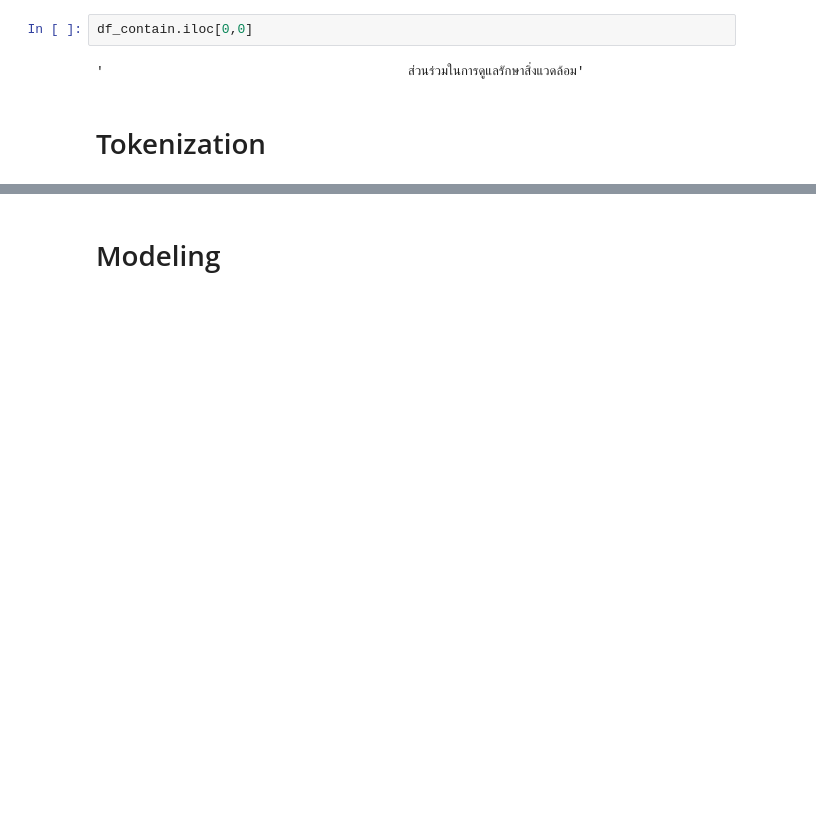
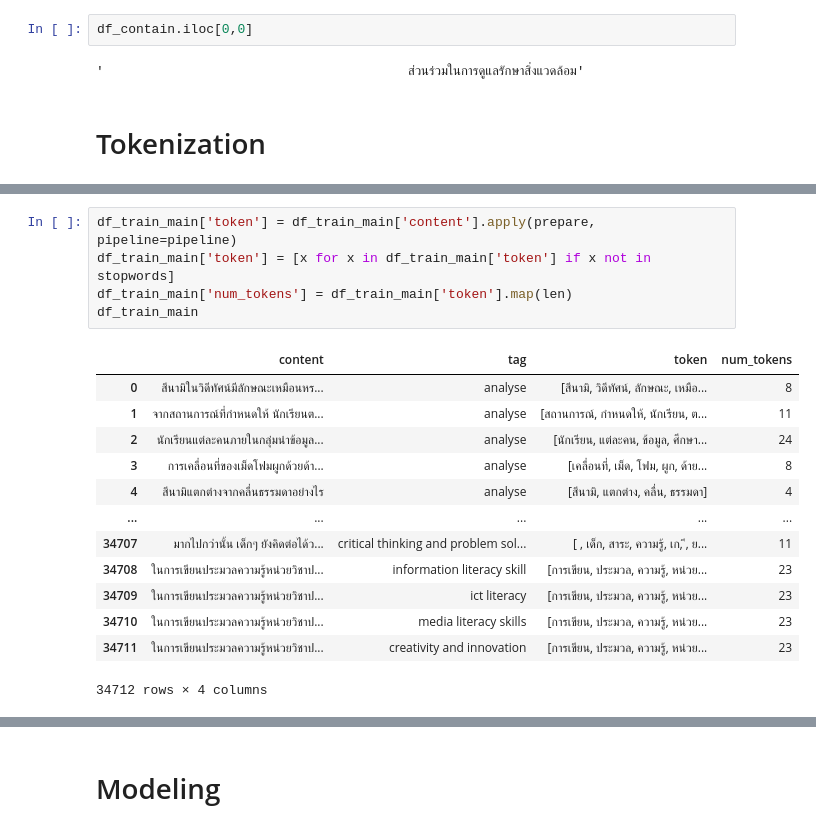
Before and after one commit to thainhf/new-taggerbot-training-model, a Jupyter notebook: Clean_data_taggerbot.ipynb, the cells around one changed output, grey strips where cells are left out. Cells and saved outputs as stored; diff of their text form; blank space fills up the shorter version.

```diff
--- a/Clean_data_taggerbot.ipynb
+++ b/Clean_data_taggerbot.ipynb
@@ -207,0 +195,19 @@ word_tokenize(df_train_main.content[0], engine="newmm")
+# %%
+df_train_main['token'] = df_train_main['content'].apply(prepare, pipeline=pipeline)
+df_train_main['token'] = [x for x in df_train_main['token'] if x not in stopwords]
+df_train_main['num_tokens'] = df_train_main['token'].map(len)
+df_train_main
+# %% [output]
+|  | content | tag | token | num_tokens |
+| 0 | สึนามิในวิดีทัศน์มีลักษณะเหมือนหร... | analyse | [สึนามิ, วิดีทัศน์, ลักษณะ, เหมือ... | 8 |
+| 1 | จากสถานการณ์ที่กำหนดให้ นักเรียนต... | analyse | [สถานการณ์, กำหนดให้, นักเรียน, ต... | 11 |
+| 2 | นักเรียนแต่ละคนภายในกลุ่มนำข้อมูล... | analyse | [นักเรียน, แต่ละคน, ข้อมูล, ศึกษา... | 24 |
+| 3 | การเคลื่อนที่ของเม็ดโฟมผูกด้วยด้า... | analyse | [เคลื่อนที่, เม็ด, โฟม, ผูก, ด้าย... | 8 |
+| 4 | สึนามิแตกต่างจากคลื่นธรรมดาอย่างไร | analyse | [สึนามิ, แตกต่าง, คลื่น, ธรรมดา] | 4 |
+| ... | ... | ... | ... | ... |
+| 34707 | มากไปกว่านั้น เด็กๆ ยังคิดต่อได้ว... | critical thinking and problem sol... | [ , เด็ก, สาระ, ความรู้, เก, ี, ย... | 11 |
+| 34708 | ในการเขียนประมวลความรู้หน่วยวิชาป... | information literacy skill | [การเขียน, ประมวล, ความรู้, หน่วย... | 23 |
+| 34709 | ในการเขียนประมวลความรู้หน่วยวิชาป... | ict literacy | [การเขียน, ประมวล, ความรู้, หน่วย... | 23 |
+| 34710 | ในการเขียนประมวลความรู้หน่วยวิชาป... | media literacy skills | [การเขียน, ประมวล, ความรู้, หน่วย... | 23 |
+| 34711 | ในการเขียนประมวลความรู้หน่วยวิชาป... | creativity and innovation | [การเขียน, ประมวล, ความรู้, หน่วย... | 23 |
+34712 rows × 4 columns
```
Also changed, not shown: parts of 25 cells of this notebook.
